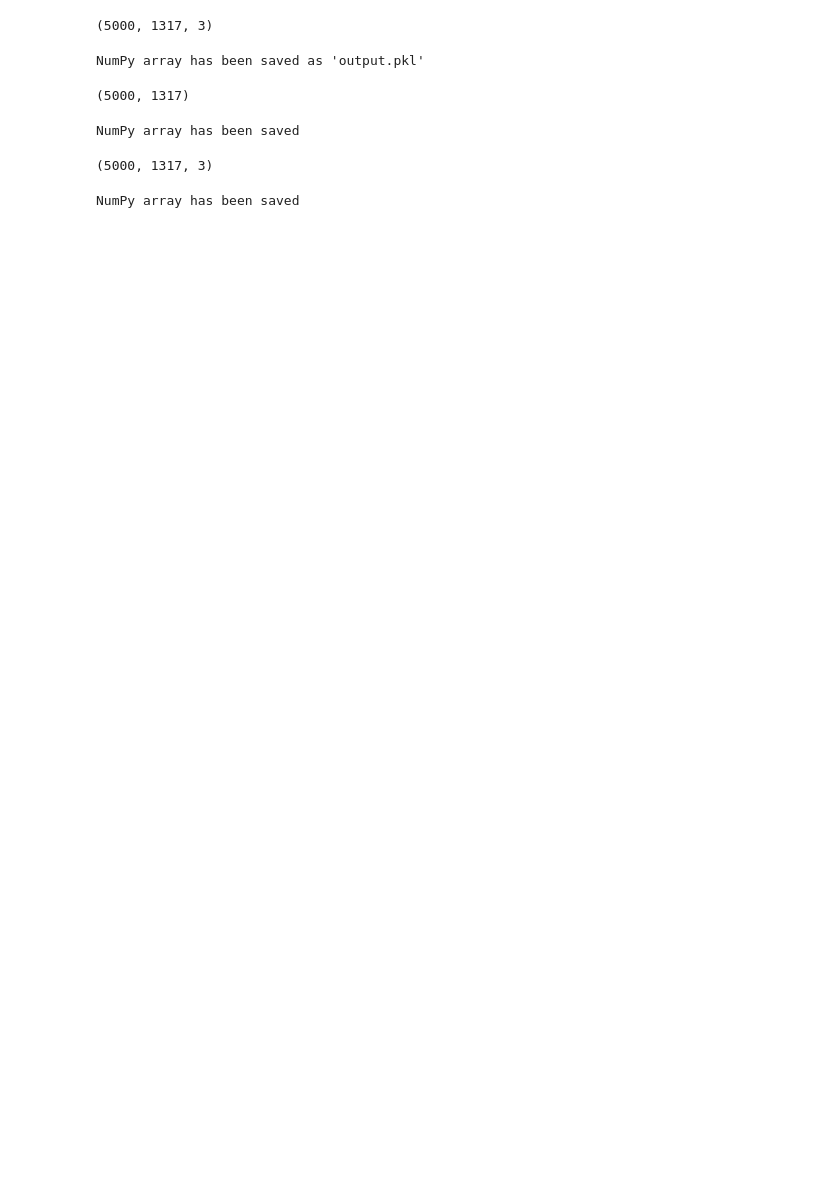
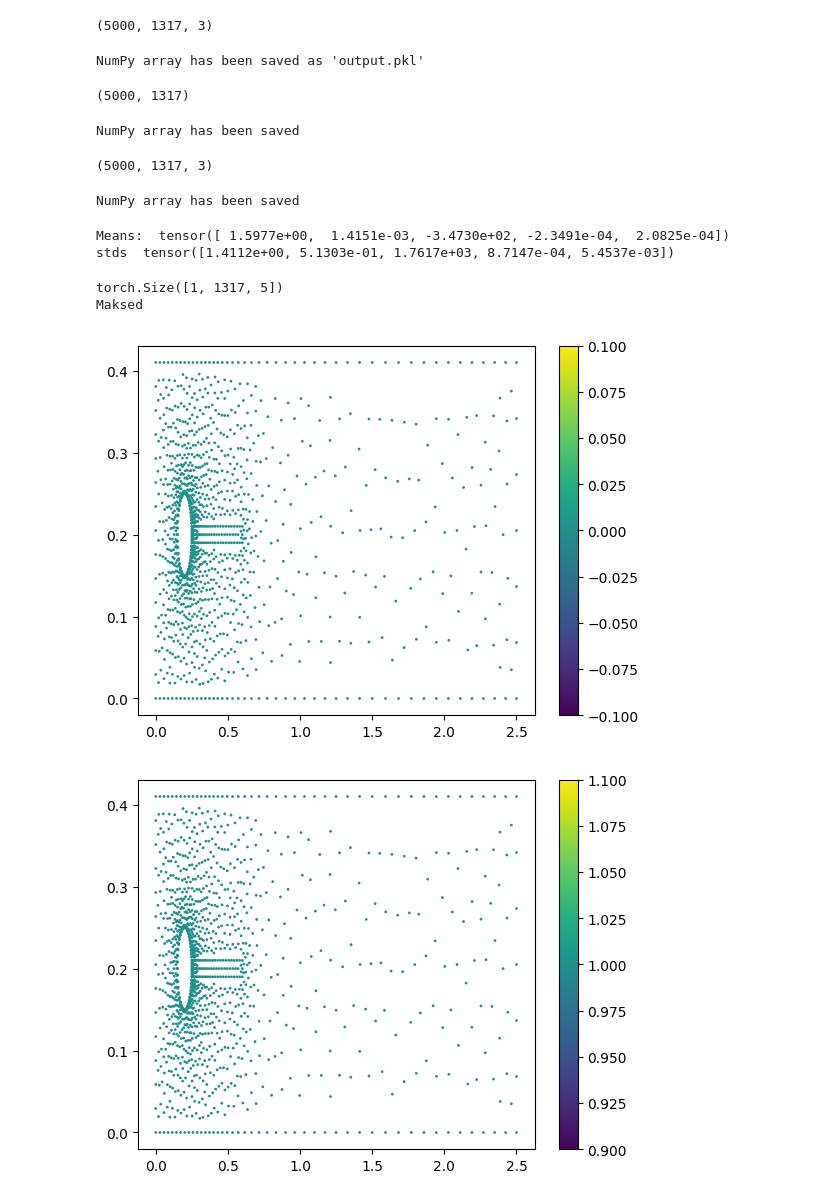
Before and after one commit to ashiq24/CoDA-NO, a Jupyter notebook: data_expo.ipynb, the cells around one changed output. Drawn from its saved outputs; the diff is of its cells as text; code cells hidden in the pictures; blank space fills up the shorter version.

```diff
--- a/data_expo.ipynb
+++ b/data_expo.ipynb
@@ -106,0 +109,2 @@ from
+# %%
+params = YParams('./config/ssl.yaml', 'codano_gno', print_params=False)
@@ -106,0 +121,41 @@ from
+# %%
+dataset = Dataset()
+train, test = dataset.get_onestep_dataloader(ntrain=params.get('ntrain'),
+                                                 ntest=params.get('ntest'))
+normalizer = dataset.normalizer
+normalizer.cuda()
+# %% [output]
+Means:  tensor([ 1.5977e+00,  1.4151e-03, -3.4730e+02, -2.3491e-04,  2.0825e-04])
+stds  tensor([1.4112e+00, 5.1303e-01, 1.7617e+03, 8.7147e-04, 5.4537e-03])
+# %%
+grid_non, grid_uni = get_meshes(params.input_mesh_location, params.grid_size)
+
+test_augmenter = MakserNonuniformMest(
+            grid_non_uni=grid_non.clone().detach(),
+            gird_uni=grid_uni.clone().detach(),
+            radius=0.08,
+            drop_type=params.drop_type,
+            drop_pix=params.drop_pix,
+            channel_aug_rate=0.3,
+            channel_drop_rate=1.0)
+# %%
+for x,y in train:
+#     for i in [0,1,3,4,5]:
+#         plt.scatter(mesh[0,:], mesh[1,:],\
+#                 c=x[0,:,i].cpu(), cmap='viridis', s=1.0)
+#         plt.colorbar()
+#         plt.show()
+    xa,y = batched_masker(x, test_augmenter)
+    print(x.shape)
+    print("Maksed")
+    for i in range(5):
+        plt.scatter(mesh[0,:], mesh[1,:],\
+                c=y[0,:,i].cpu(), cmap='viridis', s=1.0)
+        plt.colorbar()
+        plt.show()
+    break
+# %% [output]
+torch.Size([1, 1317, 5])
+Maksed
+[figure, added]
+[figure, added]
```
Also changed, not shown: parts of 5 cells of this notebook, 5 other files.
